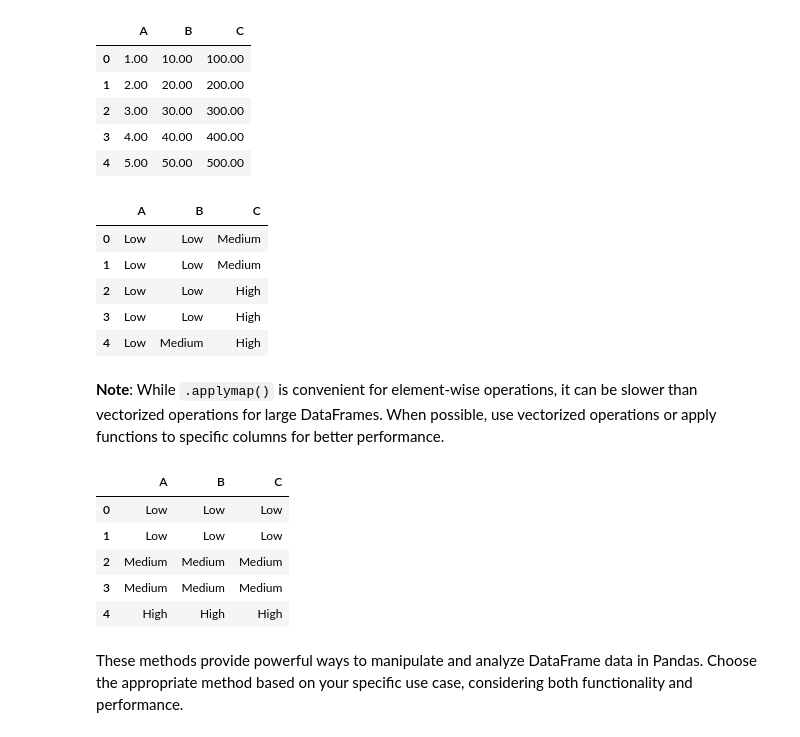
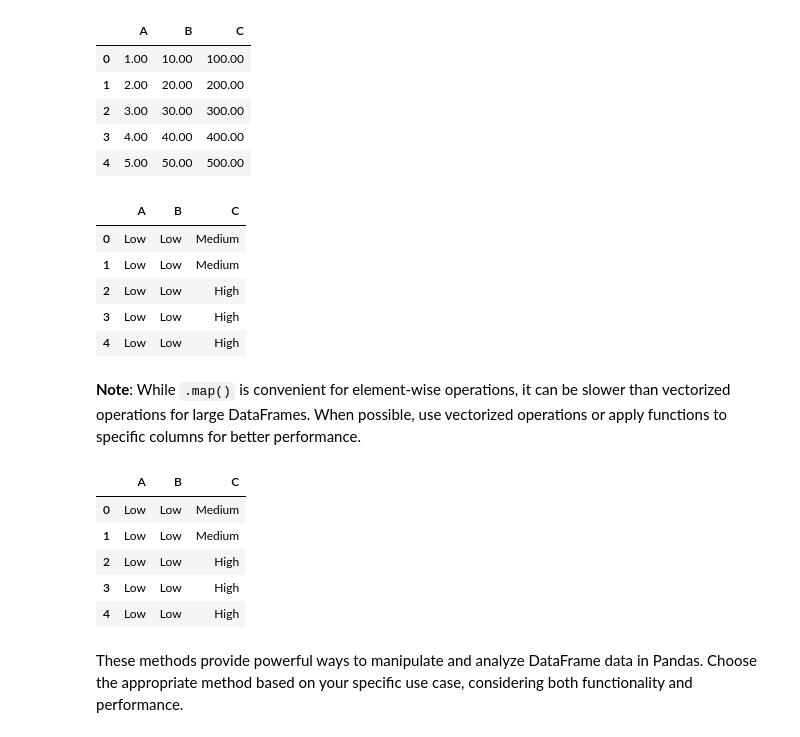
Before and after one commit to pytopia/Data-Processing-for-ML, a Jupyter notebook: Lectures/04 Pandas Fundamentals/06 Applying Functions to Series and DataFrames.ipynb, the cells around one changed output. Drawn from its saved outputs; the diff is of its cells as text; code cells hidden in the pictures.

```diff
--- a/Lectures/04 Pandas Fundamentals/06 Applying Functions to Series and DataFrames.ipynb
+++ b/Lectures/04 Pandas Fundamentals/06 Applying Functions to Series and DataFrames.ipynb
@@ -346,2 +354,8 @@ dtype: object
+# %%
+df = pd.DataFrame({
+    'A': [1, 2, 3, 4, 5],
+    'B': [10, 20, 30, 40, 50],
+    'C': [100, 200, 300, 400, 500]
+})
 # %%
 # Apply a function to every element
@@ -356,39 +370,41 @@ df.applymap(lambda x: f"{x:.2f}")
 # %%
 # Another example: categorizing values
 def categorize(x):
-    if x < 50:
+    if x <= 50:
         return 'Low'
-    elif x < 250:
+    elif x <= 250:
         return 'Medium'
     else:
         return 'High'
 
-df.applymap(categorize)
+df.map(categorize)
 # %% [output]
 |  | A | B | C |
 | 0 | Low | Low | Medium |
 | 1 | Low | Low | Medium |
 | 2 | Low | Low | High |
 | 3 | Low | Low | High |
-| 4 | Low | Medium | High |
+| 4 | Low | Low | High |
 # %% [markdown]
-**Note**: While `.applymap()` is convenient for element-wise operations, it can be slower than vectorized operations for large DataFrames. When possible, use vectorized operations or apply functions to specific columns for better performance.
+**Note**: While `.map()` is convenient for element-wise operations, it can be slower than vectorized operations for large DataFrames. When possible, use vectorized operations or apply functions to specific columns for better performance.
 # %%
 # Vectorized operation (faster)
+bins = [-np.inf, 50, 250, np.inf]
+labels = ['Low', 'Medium', 'High']
 df_categorized = pd.DataFrame({
-    'A': pd.cut(df['A'], bins=[-np.inf, 2, 4, np.inf], labels=['Low', 'Medium', 'High']),
-    'B': pd.cut(df['B'], bins=[-np.inf, 20, 40, np.inf], labels=['Low', 'Medium', 'High']),
-    'C': pd.cut(df['C'], bins=[-np.inf, 200, 400, np.inf], labels=['Low', 'Medium', 'High'])
+    'A': pd.cut(df['A'], bins=bins, labels=labels),
+    'B': pd.cut(df['B'], bins=bins, labels=labels),
+    'C': pd.cut(df['C'], bins=bins, labels=labels)
 })
 
 df_categorized
 # %% [output]
 |  | A | B | C |
-| 0 | Low | Low | Low |
-| 1 | Low | Low | Low |
-| 2 | Medium | Medium | Medium |
-| 3 | Medium | Medium | Medium |
-| 4 | High | High | High |
+| 0 | Low | Low | Medium |
+| 1 | Low | Low | Medium |
+| 2 | Low | Low | High |
+| 3 | Low | Low | High |
+| 4 | Low | Low | High |
 # %% [markdown]
 These methods provide powerful ways to manipulate and analyze DataFrame data in Pandas. Choose the appropriate method based on your specific use case, considering both functionality and performance.
 # %% [markdown]
```
Also changed, not shown: parts of 26 cells of this notebook, 9 other files.
